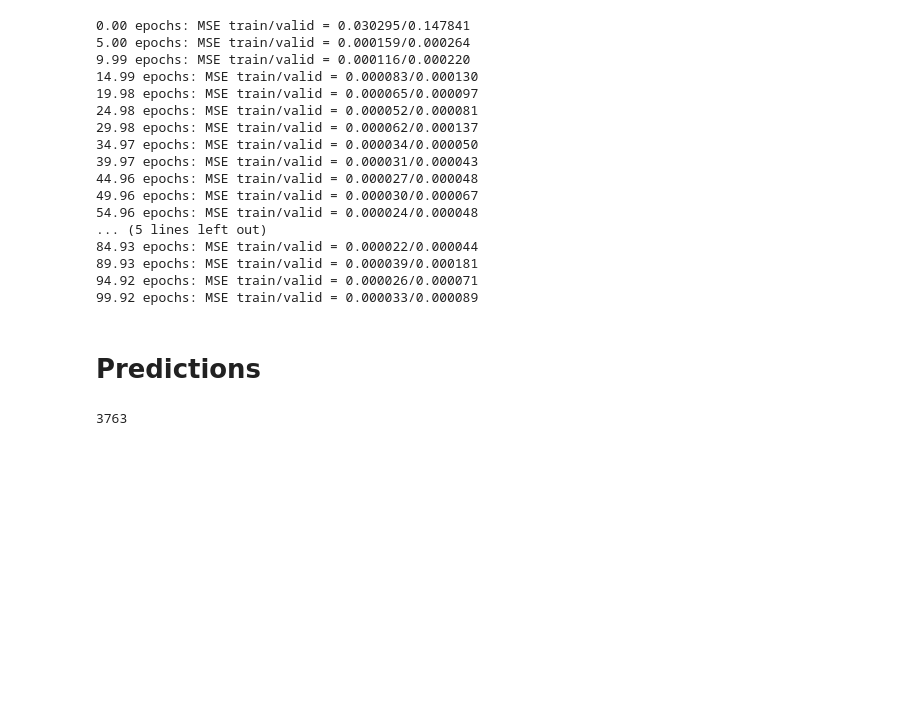
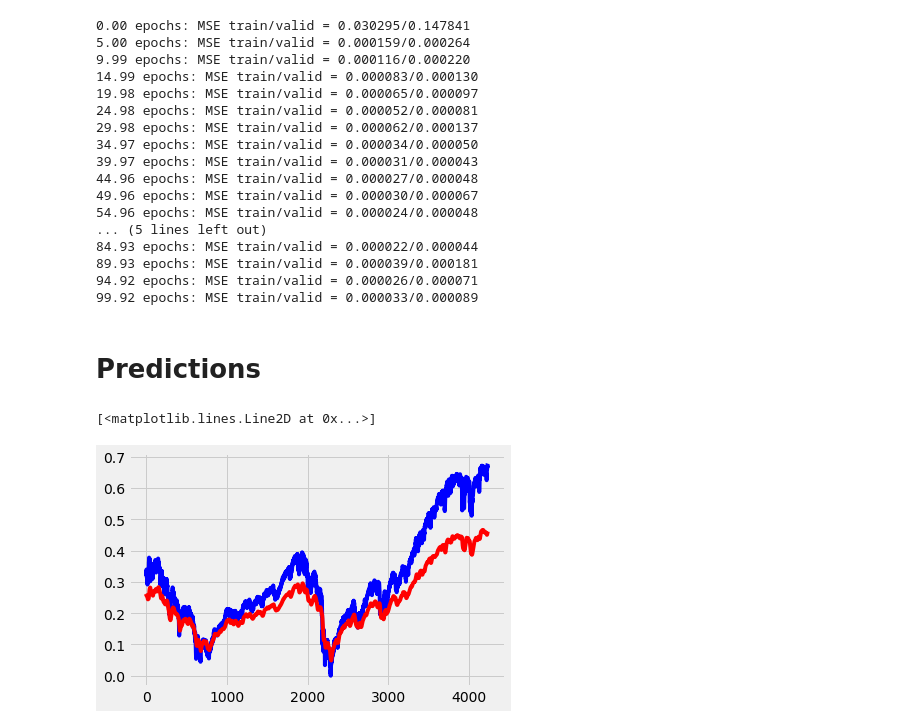
Before and after one commit to Venkat-Rajgopal/Blog-post-codes, a Jupyter notebook: LSTM Stock Predictions/rnn_prediction.ipynb, the cells around one changed output. Drawn from its saved outputs; the diff is of its cells as text; code cells hidden in the pictures; blank space fills up the shorter version.

```diff
--- a/LSTM Stock Predictions/rnn_prediction.ipynb
+++ b/LSTM Stock Predictions/rnn_prediction.ipynb
@@ -263,3 +174,16 @@ outputs = outputs[:,n_steps-1,:] # keep only last output of sequence
 loss = tf.reduce_mean(tf.square(outputs - y)) # loss function = mean squared error
 optimizer = tf.train.AdamOptimizer(learning_rate=learning_rate)
 training_op = optimizer.minimize(loss)
+# %%
+with tf.Session() as sess:
+    sess.run(tf.global_variables_initializer())
+
+    for i in range(n_epochs):
+        sess.run(training_op, feed_dict={X: x_train, y:y_train})
+
+        mse_train = loss.eval(feed_dict={X: x_train, y: y_train})
+        mse_valid = loss.eval(feed_dict={X: x_valid, y: y_valid})
+        print('Iter: ', i, 'MSE_Train = %.6f' % (mse_train), 'MSE_Validation = %.6f' % (mse_valid))
+
+        y_train_pred = sess.run(outputs, feed_dict={X: x_train})
+        y_valid_pred = sess.run(outputs, feed_dict={X: x_valid})
@@ -266,21 +201,20 @@ training_op = optimizer.minimize(loss)
 # %%
-# run graph
-with tf.Session() as sess:
-    sess.run(tf.global_variables_initializer())
+# # run graph
+# with tf.Session() as sess:
+#     sess.run(tf.global_variables_initializer())
 
-    for iteration in range(int(n_epochs*train_set_size/batch_size)):
-        x_batch, y_batch = get_next_batch(batch_size) # fetch the next training batch
-        sess.run(training_op, feed_dict={X: x_batch, y: y_batch})
+#     for iteration in range(int(n_epochs*train_set_size/batch_size)):
+#         x_batch, y_batch = get_next_batch(batch_size) # fetch the next training batch
+#         sess.run(training_op, feed_dict={X: x_batch, y: y_batch})
 
-        if iteration % int(5*train_set_size/batch_size) == 0:
-            mse_train = loss.eval(feed_dict={X: x_train, y: y_train})
-            mse_valid = loss.eval(feed_dict={X: x_valid, y: y_valid})
-            print('%.2f epochs: MSE train/valid = %.6f/%.6f'%(
-                iteration*batch_size/train_set_size, mse_train, mse_valid))
+#         if iteration % int(5*train_set_size/batch_size) == 0:
+#             mse_train = loss.eval(feed_dict={X: x_train, y: y_train})
+#             mse_valid = loss.eval(feed_dict={X: x_valid, y: y_valid})
+#             print('%.2f epochs: MSE train/valid = %.6f/%.6f'%(
+#                 iteration*batch_size/train_set_size, mse_train, mse_valid))
 
-    y_train_pred = sess.run(outputs, feed_dict={X: x_train})
-    y_valid_pred = sess.run(outputs, feed_dict={X: x_valid})
-    y_test_pred = sess.run(outputs, feed_dict={X: x_test})
+#     y_train_pred = sess.run(outputs, feed_dict={X: x_train})
+#     y_valid_pred = sess.run(outputs, feed_dict={X: x_valid})
 # %% [output]
 0.00 epochs: MSE train/valid = 0.030295/0.147841
 5.00 epochs: MSE train/valid = 0.000159/0.000264
@@ -301,8 +235,10 @@ with tf.Session() as sess:
 99.92 epochs: MSE train/valid = 0.000033/0.000089
 # %% [markdown]
 # Predictions
-# %%
-y_train.shape[0]
-# %% [output]
-3763
+# %%
+plt.plot(y_train, color='blue', label='Train')
+plt.plot(y_train_pred, color='red', label='Train')
+# %% [output]
+[<matplotlib.lines.Line2D at 0x...>]
+[figure, added]
 # %%
```
Also changed, not shown: parts of 20 cells of this notebook, 3 other files.
